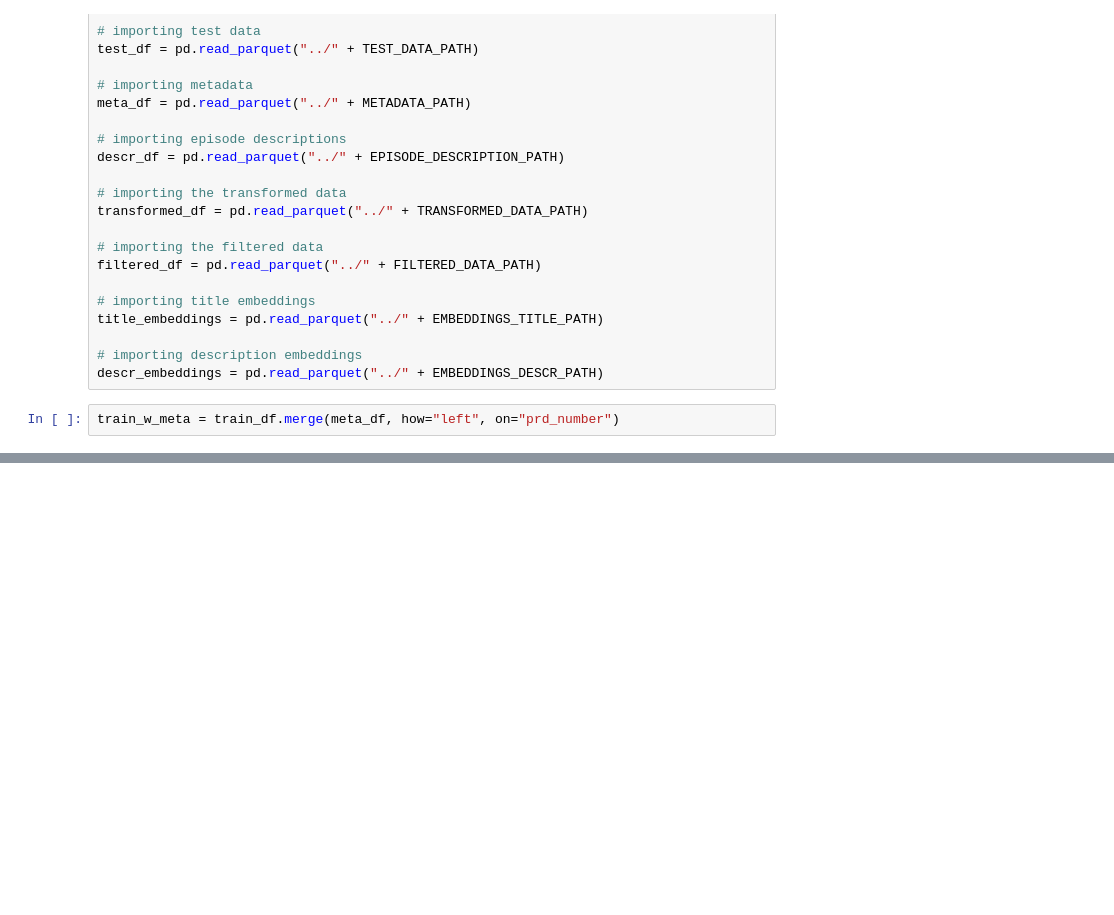
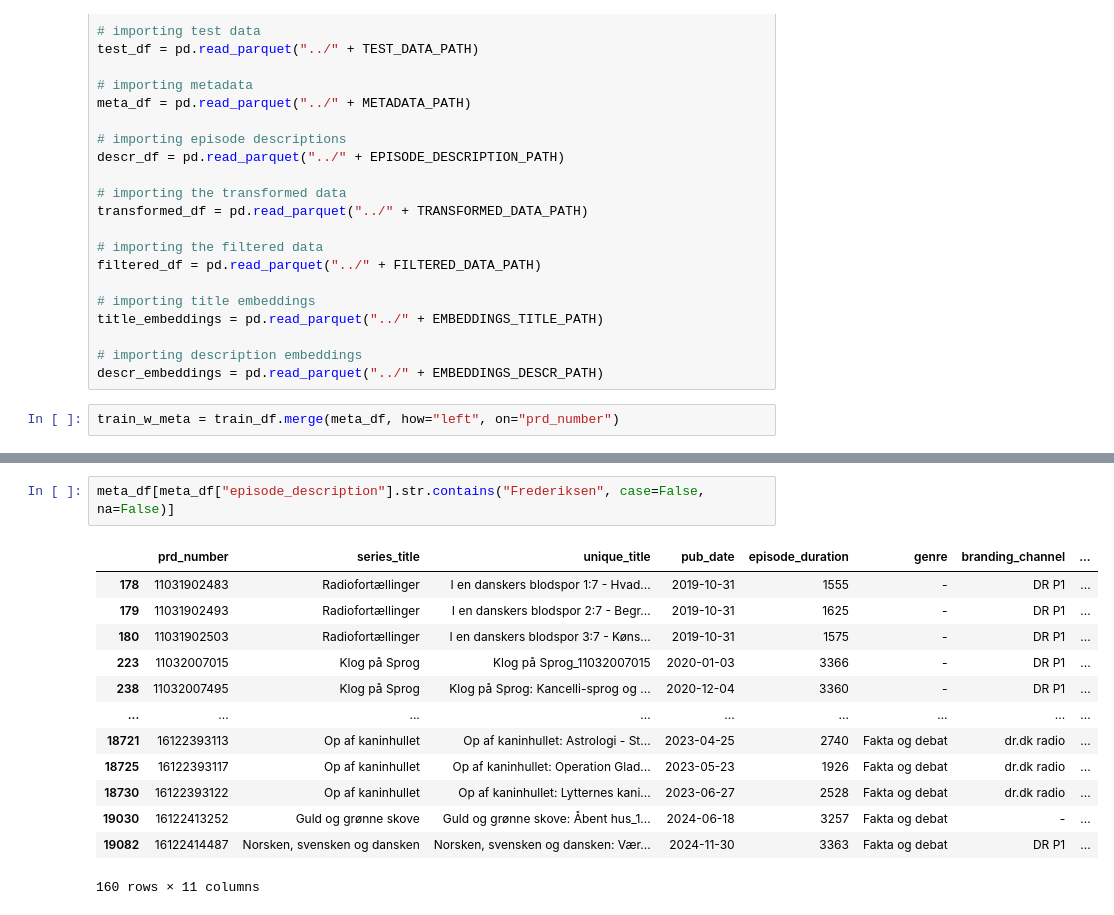
Before and after one commit to SebWae/dr-podcast-recsys-bsc-project, a Jupyter notebook: scripts/test.ipynb, the cells around one changed output, grey strips where cells are left out. Cells and saved outputs as stored; diff of their text form; blank space fills up the shorter version.

```diff
--- a/scripts/test.ipynb
+++ b/scripts/test.ipynb
@@ -164,0 +83,16 @@ reg              -0.614693 -0.620835  1.000000
+# %%
+meta_df[meta_df["episode_description"].str.contains("Frederiksen", case=False, na=False)]
+# %% [output]
+|  | prd_number | series_title | unique_title | pub_date | episode_duration | genre | branding_channel | ... |
+| 178 | 11031902483 | Radiofortællinger | I en danskers blodspor 1:7 - Hvad... | 2019-10-31 | 1555 | - | DR P1 | ... |
+| 179 | 11031902493 | Radiofortællinger | I en danskers blodspor 2:7 - Begr... | 2019-10-31 | 1625 | - | DR P1 | ... |
+| 180 | 11031902503 | Radiofortællinger | I en danskers blodspor 3:7 - Køns... | 2019-10-31 | 1575 | - | DR P1 | ... |
+| 223 | 11032007015 | Klog på Sprog | Klog på Sprog_11032007015 | 2020-01-03 | 3366 | - | DR P1 | ... |
+| 238 | 11032007495 | Klog på Sprog | Klog på Sprog: Kancelli-sprog og ... | 2020-12-04 | 3360 | - | DR P1 | ... |
+| ... | ... | ... | ... | ... | ... | ... | ... | ... |
+| 18721 | 16122393113 | Op af kaninhullet | Op af kaninhullet: Astrologi - St... | 2023-04-25 | 2740 | Fakta og debat | dr.dk radio | ... |
+| 18725 | 16122393117 | Op af kaninhullet | Op af kaninhullet: Operation Glad... | 2023-05-23 | 1926 | Fakta og debat | dr.dk radio | ... |
+| 18730 | 16122393122 | Op af kaninhullet | Op af kaninhullet: Lytternes kani... | 2023-06-27 | 2528 | Fakta og debat | dr.dk radio | ... |
+| 19030 | 16122413252 | Guld og grønne skove | Guld og grønne skove: Åbent hus_1... | 2024-06-18 | 3257 | Fakta og debat | - | ... |
+| 19082 | 16122414487 | Norsken, svensken og dansken | Norsken, svensken og dansken: Vær... | 2024-11-30 | 3363 | Fakta og debat | DR P1 | ... |
+160 rows × 11 columns
```
Also changed, not shown: parts of 9 cells of this notebook.
